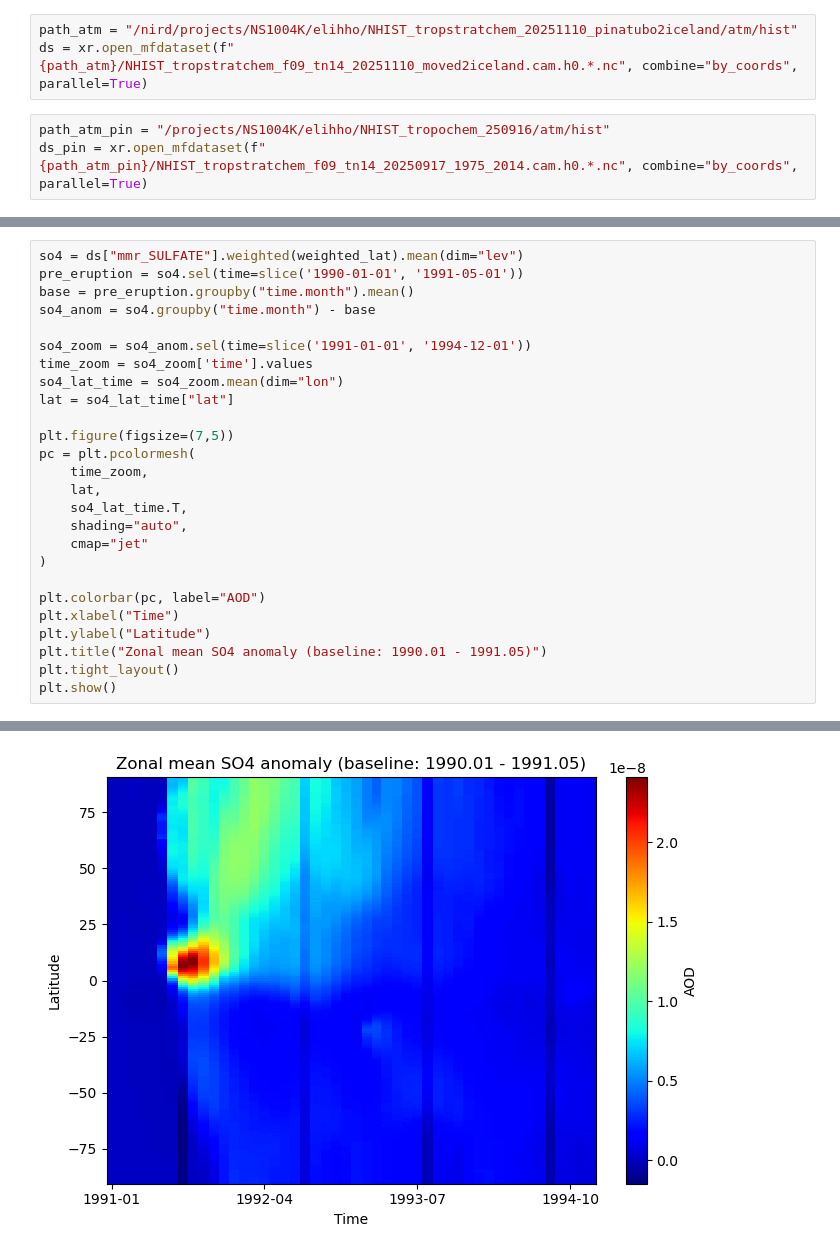
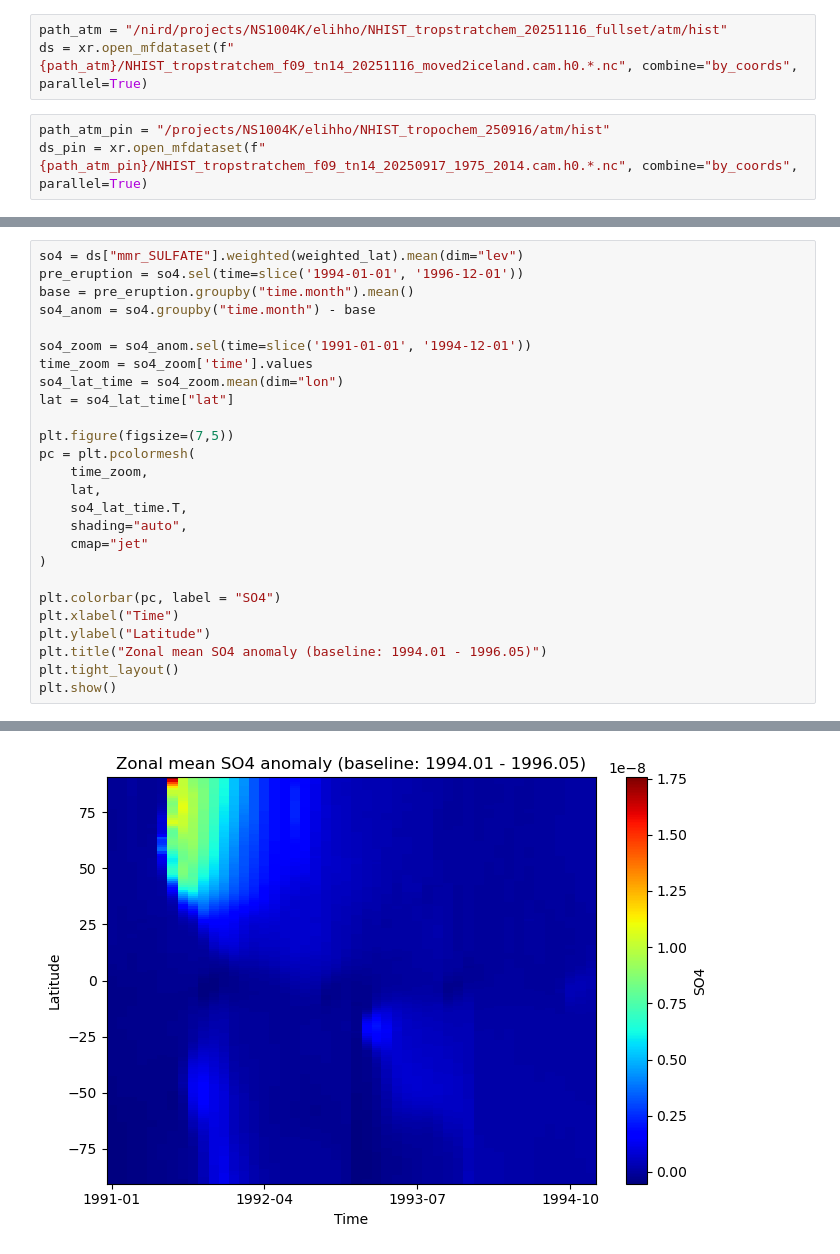
Before and after one commit to EliHHogemo/master_thesis, a Jupyter notebook: pinatubo_iceland.ipynb, the cells around one changed output, grey strips where cells are left out. Drawn from its saved outputs; the diff is of its cells as text.

```diff
--- a/pinatubo_iceland.ipynb
+++ b/pinatubo_iceland.ipynb
@@ -49,6 +42,6 @@ client
 # %%
-path_atm = "/nird/projects/NS1004K/elihho/NHIST_tropstratchem_20251110_pinatubo2iceland/atm/hist"
-ds = xr.open_mfdataset(f"{path_atm}/NHIST_tropstratchem_f09_tn14_20251110_moved2iceland.cam.h0.*.nc", combine="by_coords", parallel=True)
+path_atm = "/nird/projects/NS1004K/elihho/NHIST_tropstratchem_20251116_fullset/atm/hist"
+ds = xr.open_mfdataset(f"{path_atm}/NHIST_tropstratchem_f09_tn14_20251116_moved2iceland.cam.h0.*.nc", combine="by_coords", parallel=True)
 # %%
 path_atm_pin = "/projects/NS1004K/elihho/NHIST_tropochem_250916/atm/hist"
 ds_pin = xr.open_mfdataset(f"{path_atm_pin}/NHIST_tropstratchem_f09_tn14_20250917_1975_2014.cam.h0.*.nc", combine="by_coords", parallel=True)
@@ -378,6 +444,6 @@ plt.show()
 # %%
 so4 = ds["mmr_SULFATE"].weighted(weighted_lat).mean(dim="lev")
-pre_eruption = so4.sel(time=slice('1990-01-01', '1991-05-01'))
+pre_eruption = so4.sel(time=slice('1994-01-01', '1996-12-01'))
 base = pre_eruption.groupby("time.month").mean()
 so4_anom = so4.groupby("time.month") - base
 
@@ -395,10 +461,10 @@ pc = plt.pcolormesh(
     cmap="jet"
 )
 
-plt.colorbar(pc, label="AOD")
+plt.colorbar(pc, label = "SO4")
 plt.xlabel("Time")
 plt.ylabel("Latitude")
-plt.title("Zonal mean SO4 anomaly (baseline: 1990.01 - 1991.05)")
+plt.title("Zonal mean SO4 anomaly (baseline: 1994.01 - 1996.05)")
 plt.tight_layout()
 plt.show()
 # %% [output]
@@ -415 +471 @@ RuntimeError: NetCDF: Not a valid ID
-[figure, old version]
+[figure, new version]
```
Also changed, not shown: parts of 21 cells of this notebook, 2 other files.
